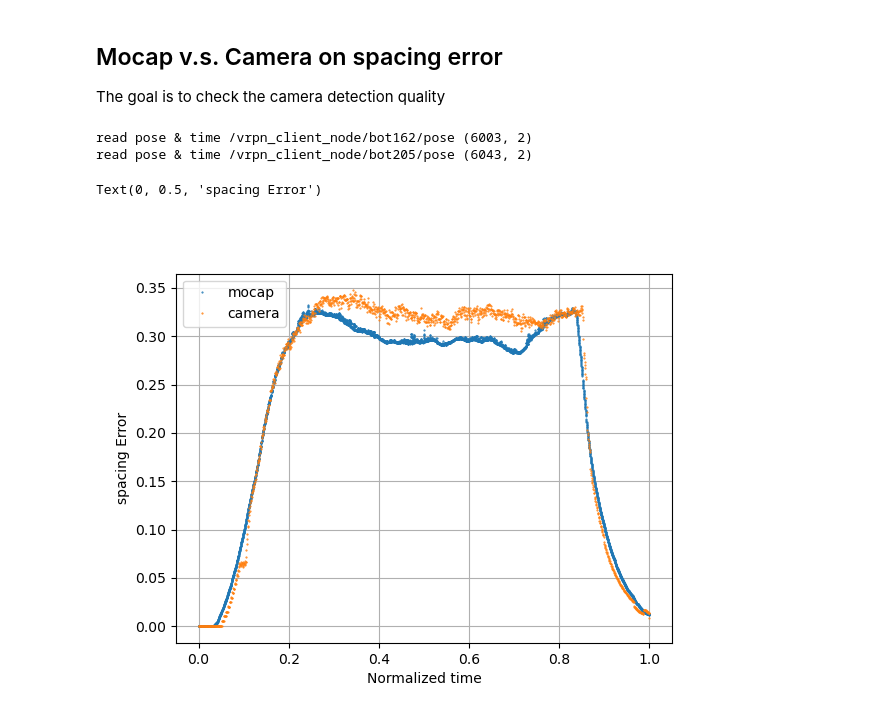
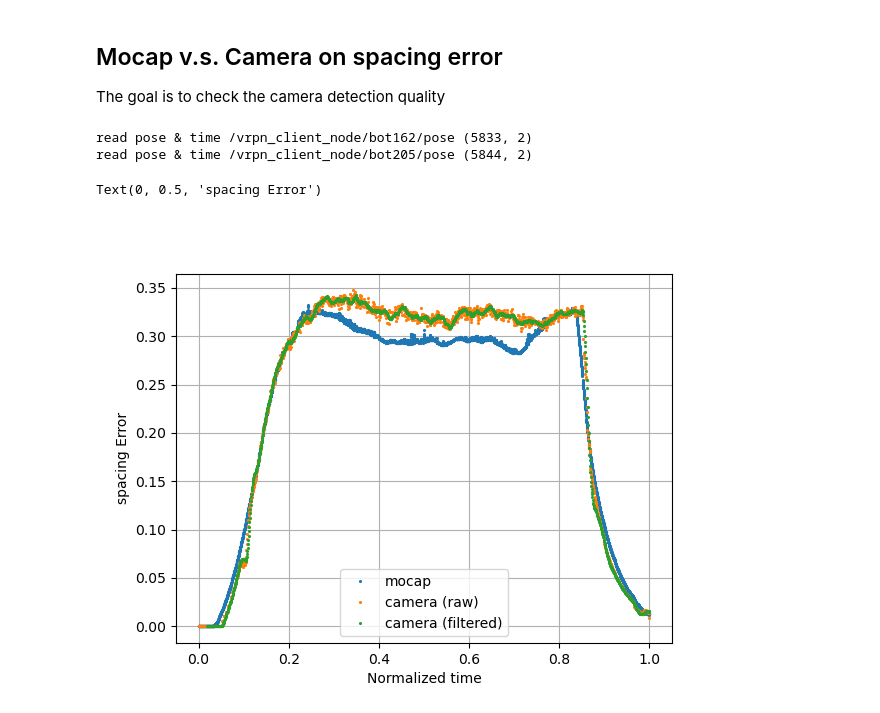
Before and after one commit to holyhenry/DSR_s_curve_tbot_test, a Jupyter notebook: plotting/scripts/system_test.ipynb, the cells around one changed output. Cells and saved outputs as stored; diff of their text form; code cells hidden in the pictures.

```diff
--- a/plotting/scripts/system_test.ipynb
+++ b/plotting/scripts/system_test.ipynb
@@ -170,6 +241,9 @@ plt.grid(); plt.legend(); plt.xlabel('t (s)'); plt.ylabel('v (m/s)'); plt.ylim(0
 ## Mocap v.s. Camera on spacing error
 The goal is to check the camera detection quality
 # %%
+'''
+Mocap data process
+'''
 t162, p162_m = read_pose_from_bag(bag,
                                     '/vrpn_client_node/bot162/pose',
                                     'pose.position.x',
@@ -180,27 +254,32 @@ t205, p205_m = read_pose_from_bag(bag,
                                     'pose.position.y')
 # trim mocap data to get spacing error
 t162_t, p162_t, t205_t, p205_t = equal_trim_to_match(t162, p162_m, t205, p205_m)
+
+# Spacing error from mocap (0.1)
+error_m = np.linalg.norm(p162_t - p205_t, axis=1)
+error_m -= error_m[0]
+t_m = np.linspace(0, 1, len(error_m), dtype=float)
 # %% [output]
-read pose & time /vrpn_client_node/bot162/pose (6003, 2)
-read pose & time /vrpn_client_node/bot205/pose (6043, 2)
+read pose & time /vrpn_client_node/bot162/pose (5833, 2)
+read pose & time /vrpn_client_node/bot205/pose (5844, 2)
 # %%
-# Spacing error from mocap (0.1)
-error_m = np.linalg.norm(p162_t - p205_t, axis=1)
-error_m -= error_m[0]
-t_m = np.linspace(0, 1, len(error_m), dtype=float)
-
 # Spacing error from camera
 topic_msg = pd.read_csv(bag.message_by_topic('/tbot162/controller_log_info'))
 error_c = topic_msg['data_0'].to_numpy()
 t_c = np.linspace(0, 1, len(error_c), dtype=float)
 
+_, t_c_f, e_c_f = least_square_filter(error_c.reshape(-1, 1), t_c,
+                                      filter_buffer=30, tau=0.04,
+                                      ROBUST_L1=False)
+
 # %matplotlib inline
 %matplotlib widget
 plt.figure()
-plt.plot(t_m, error_m, '.', markersize='1', label='mocap')
-plt.plot(t_c, error_c, '.', markersize='1', label='camera')
+plt.plot(t_m, error_m, '.', markersize=ms, label='mocap')
+plt.plot(t_c, error_c, '.', markersize=ms, label='camera (raw)')
+plt.plot(t_c_f, e_c_f, '.', markersize=ms, label='camera (filtered)')
 plt.grid(); plt.legend()
 plt.xlabel('Normalized time'); plt.ylabel('spacing Error')
 # %% [output]
 Text(0, 0.5, 'spacing Error')
-[figure, old version]
+[figure, new version]
```
Also changed, not shown: parts of 7 cells of this notebook.
